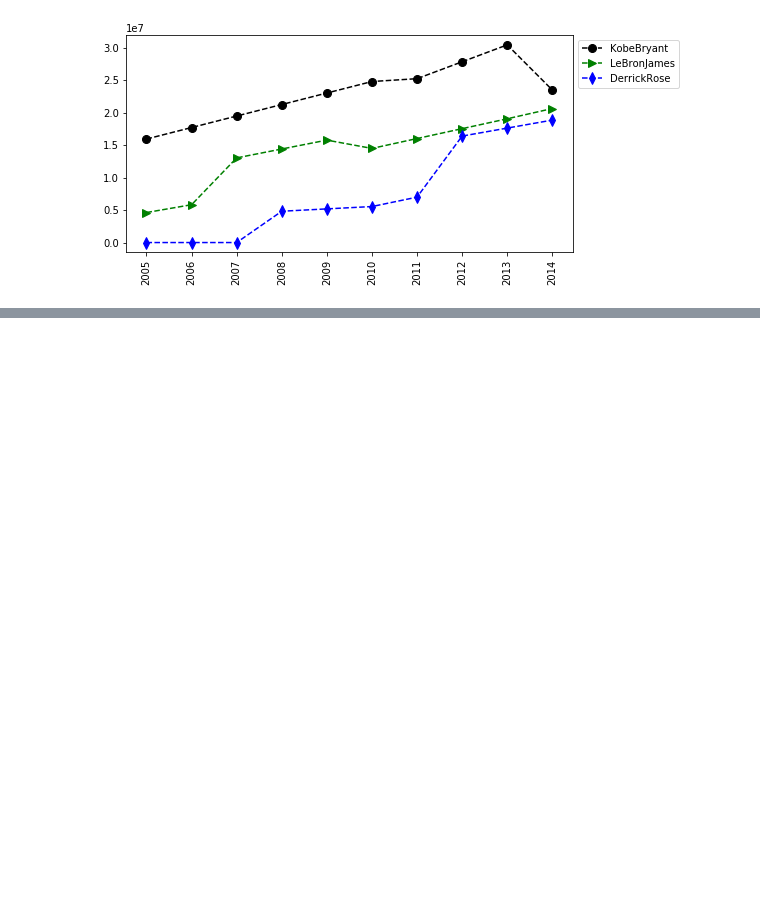
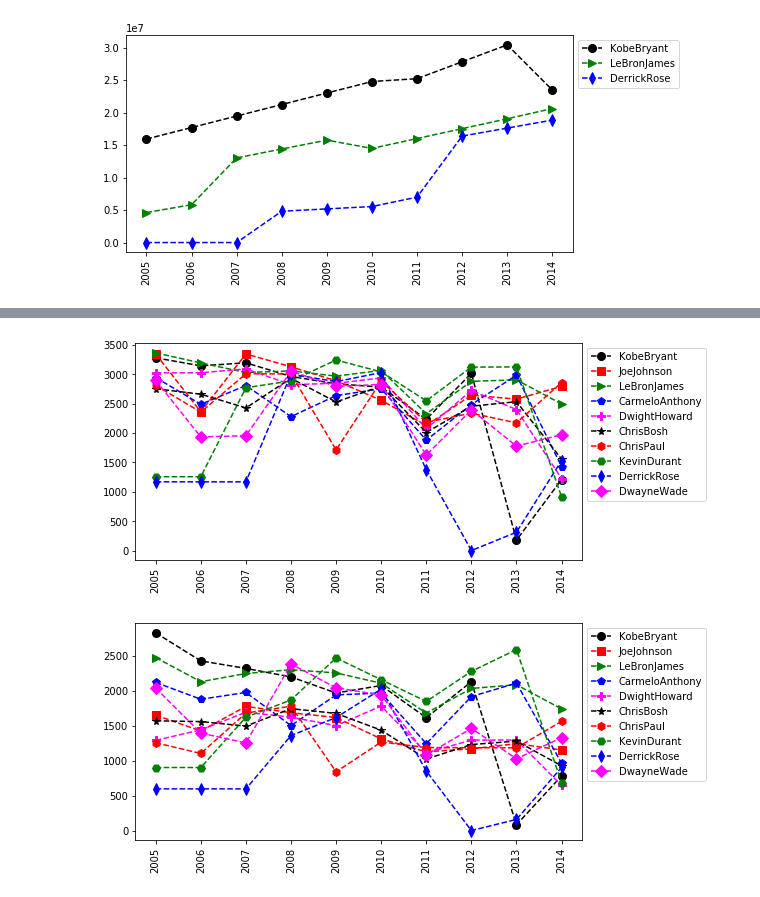
Before and after one commit to moshohel/python-for-data-science, a Jupyter notebook: Basketball Analysis.ipynb, the cells around one changed output, grey strips where cells are left out. Drawn from its saved outputs; the diff is of its cells as text; code cells hidden in the pictures; blank space fills up the shorter version.

```diff
--- a/Basketball Analysis.ipynb
+++ b/Basketball Analysis.ipynb
@@ -880,0 +891,7 @@ myplot(Salary, ["KobeBryant","LeBronJames","DerrickRose"])
+# %%
+#In-Game Mareics
+myplot(MinutesPlayed)
+myplot(Points)
+# %% [output]
+[figure, added]
+[figure, added]
```
Also changed, not shown: parts of 6 cells of this notebook, 2 other files.
